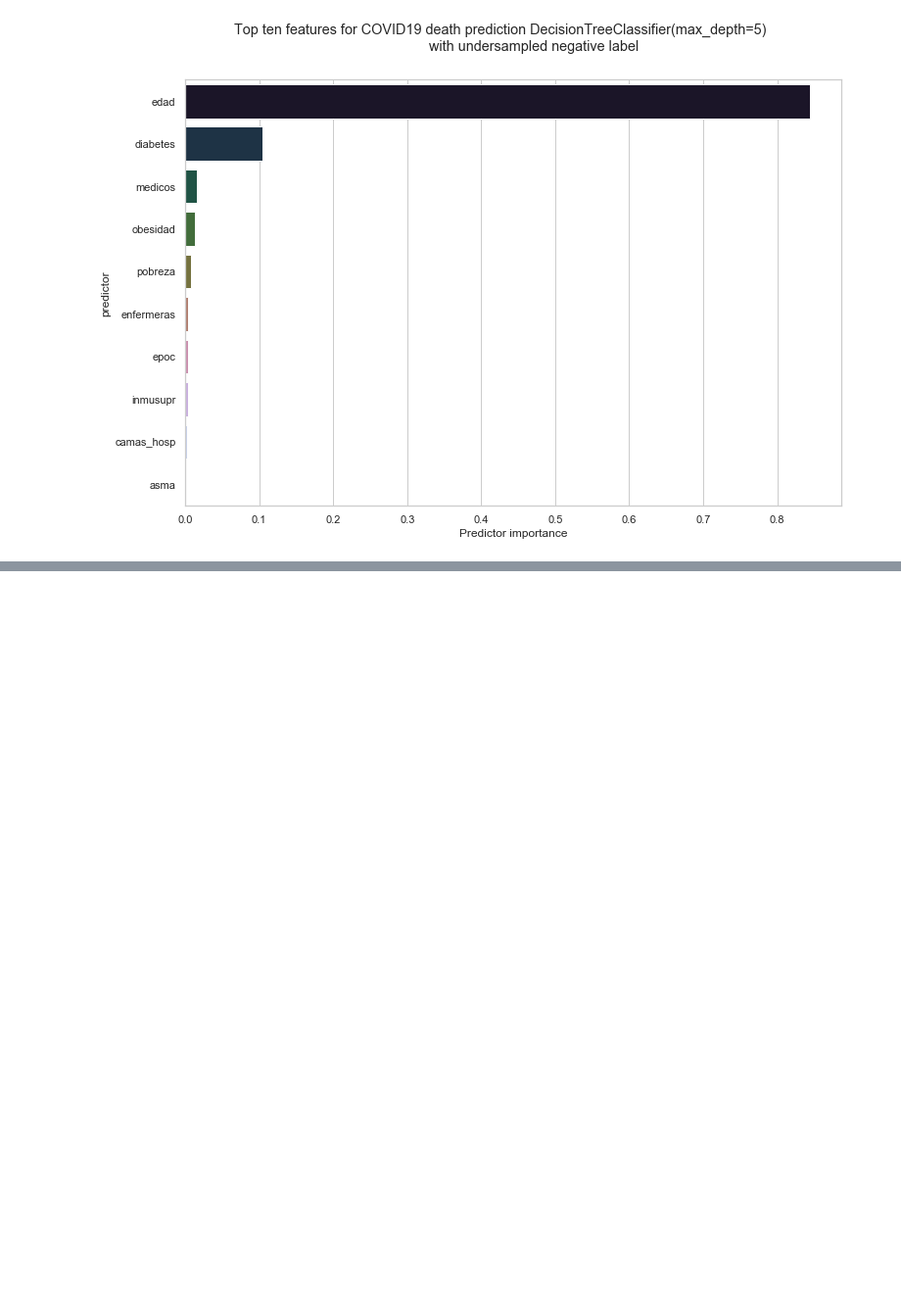
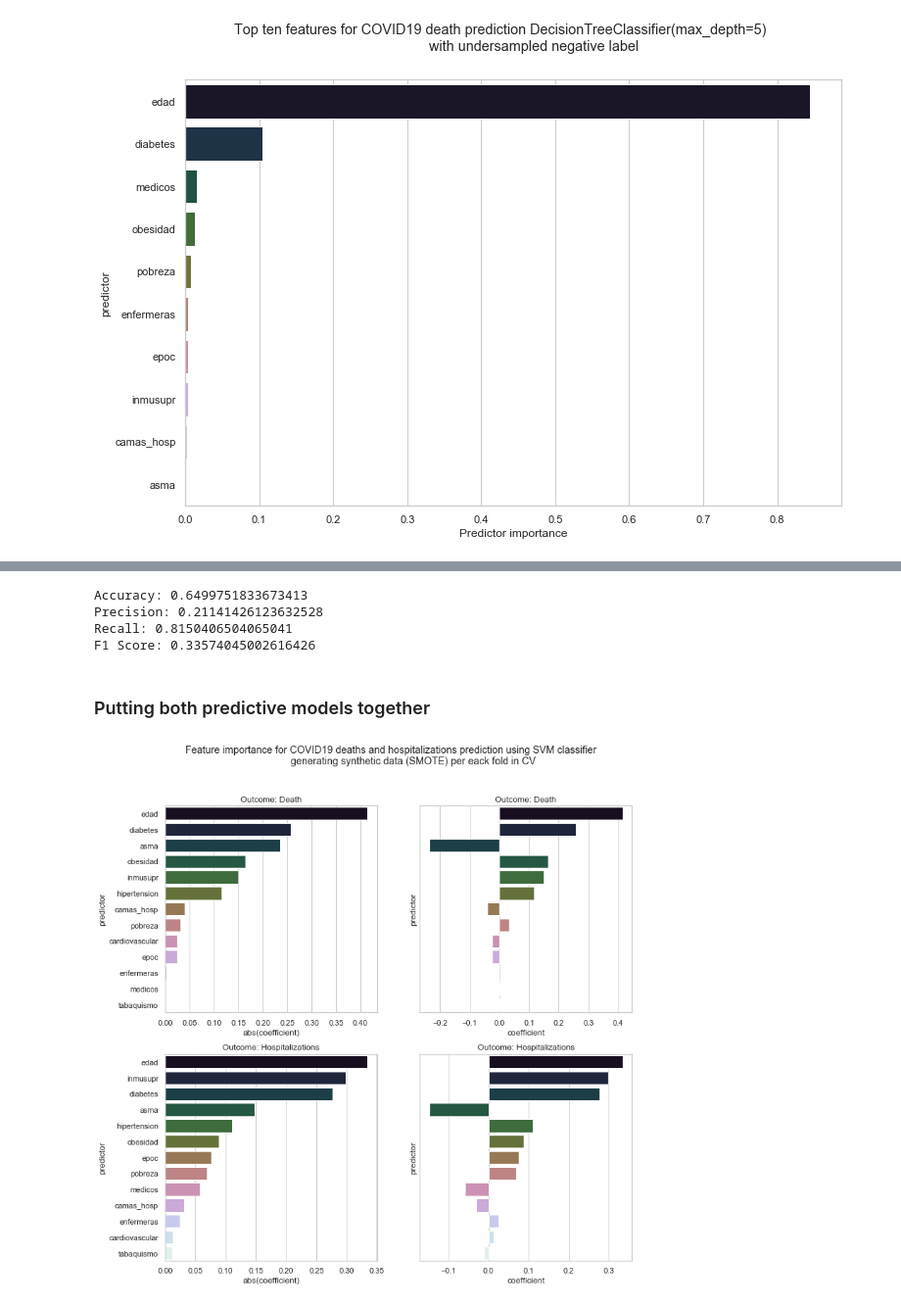
Before and after one commit to ml-project-2020/covid, a Jupyter notebook: SVM DecisionTrees.ipynb, the cells around one changed output, grey strips where cells are left out. Shown at 98% size. Saved outputs shown, nothing was run; the diff lists cells and outputs as text; code cells hidden in the pictures; blank space fills up the shorter version.

Commit message:
Added hospitalization predictions and SMOTE on CV folds

```diff
--- a/SVM DecisionTrees.ipynb
+++ b/SVM DecisionTrees.ipynb
@@ -403,0 +457,2 @@ Text(0.5, 0, 'Predictor importance')
+# %%
+best_model_d_pred = grid.best_estimator_.get_params()['steps'][1][1]
@@ -403,0 +505,60 @@ Text(0.5, 0, 'Predictor importance')
+# %%
+y_predicted = best_model_hosp_pred.predict(X_test_NORM)
+print('''Accuracy: {}
+Precision: {}
+Recall: {}
+F1 Score: {}'''.format(sklearn.metrics.accuracy_score(y_test, y_predicted),
+                       sklearn.metrics.precision_score(y_test, y_predicted),
+                       sklearn.metrics.recall_score(y_test, y_predicted),
+                       sklearn.metrics.f1_score(y_test, y_predicted)))
+# %% [output]
+Accuracy: 0.6499751833673413
+Precision: 0.21141426123632528
+Recall: 0.8150406504065041
+F1 Score: 0.33574045002616426
+# %%
+coeffs_d = pd.DataFrame.from_dict({'predictor':features,
+                                  'coefficient':best_model_d_pred.coef_.flatten(),
+                                  'abs_coeffient':abs(best_model_d_pred.coef_.flatten()),
+                                  'outcome':['Death' for x in range(len(features))]})
+coeffs_d.sort_values(by='abs_coeffient', inplace=True,ascending=False)
+
+coeffs_h = pd.DataFrame.from_dict({'predictor':features,
+                                  'coefficient':best_model_hosp_pred.coef_.flatten(),
+                                  'abs_coeffient':abs(best_model_hosp_pred.coef_.flatten()),
+                                  'outcome':['Hospitalizations' for x in range(len(features))]})
+coeffs_h.sort_values(by='abs_coeffient', inplace=True,ascending=False)
+# %% [markdown]
+### Putting both predictive models together
+# %%
+sns.set(style="whitegrid")
+fig, ax = plt.subplots(2,2)
+fig.set_size_inches(12, 12)
+plt.suptitle('''Feature importance for COVID19 deaths and hospitalizations prediction using SVM classifier
+                generating synthetic data (SMOTE) per eack fold in CV''')
+plt.sca(ax[0,0])
+sns.barplot(x="abs_coeffient", y="predictor", data=coeffs_d,
+            palette="cubehelix")
+ax[0,0].set_xlabel('abs(coefficient)')
+ax[0,0].set_title('Outcome: Death')
+
+plt.sca(ax[0,1])
+sns.barplot(x="coefficient", y="predictor", data=coeffs_d,
+            palette="cubehelix")
+plt.setp(ax[0,1],yticks=[]);
+ax[0,1].set_title('Outcome: Death')
+
+
+plt.sca(ax[1,0])
+sns.barplot(x="abs_coeffient", y="predictor", data=coeffs_h,
+            palette="cubehelix")
+ax[1,0].set_xlabel('abs(coefficient)')
+ax[1,0].set_title('Outcome: Hospitalizations')
+
+plt.sca(ax[1,1])
+sns.barplot(x="coefficient", y="predictor", data=coeffs_h,
+            palette="cubehelix")
+plt.setp(ax[1,1],yticks=[]);
+ax[1,1].set_title('Outcome: Hospitalizations');
+# %% [output]
+[figure, added]
```
Also changed, not shown: parts of 16 cells of this notebook.
